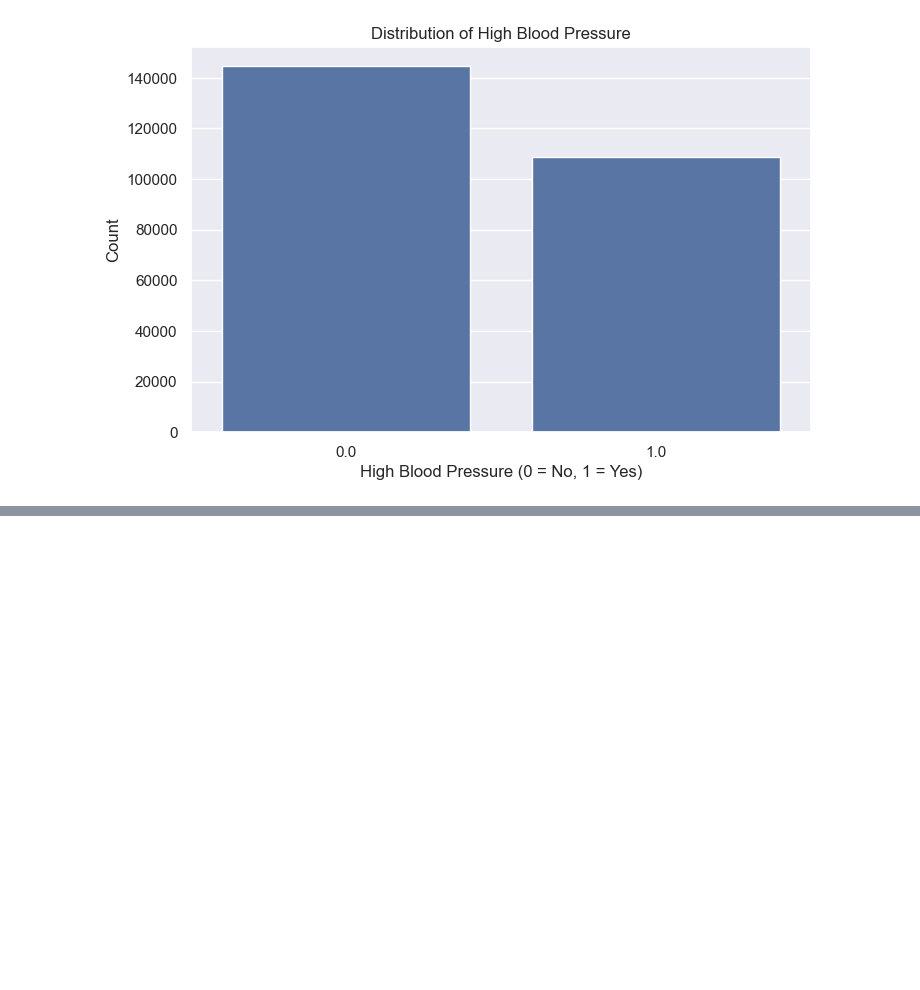
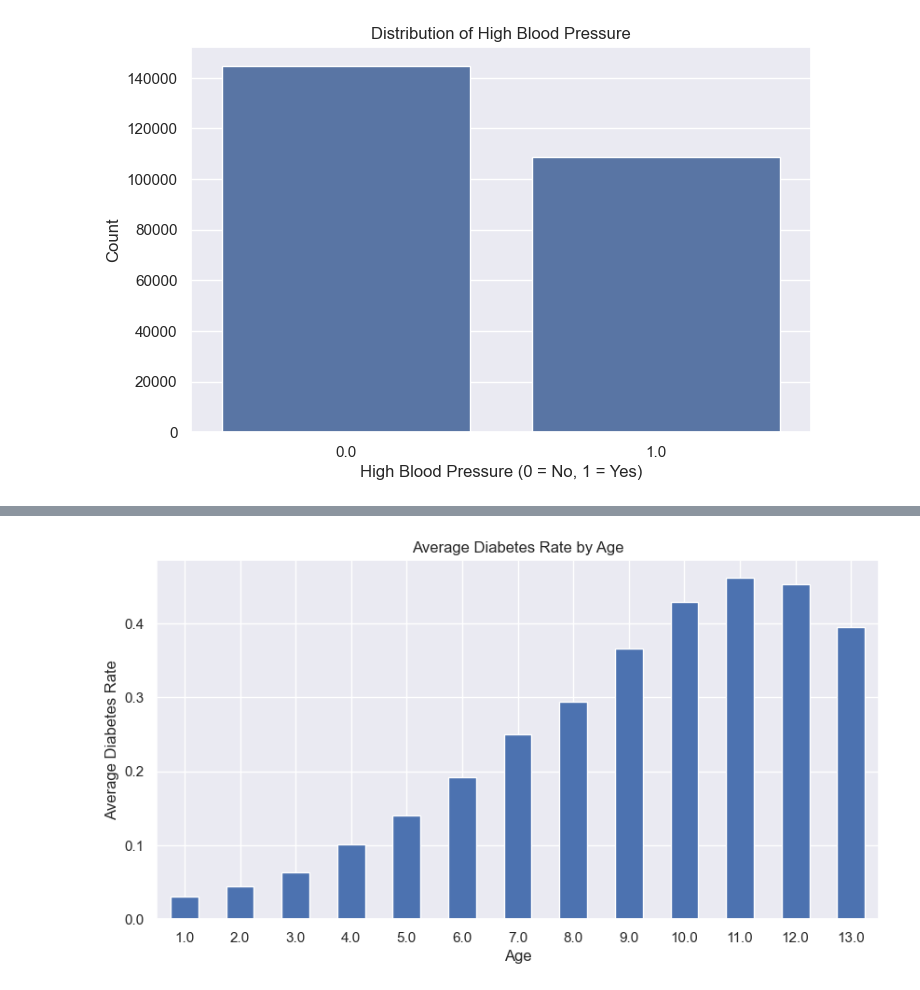
Before and after one commit to Ephab/University-ML, a Jupyter notebook: lab3/lab3.ipynb, the cells around one changed output, grey strips where cells are left out. Saved outputs shown, nothing was run; the diff lists cells and outputs as text; code cells hidden in the pictures; blank space fills up the shorter version.

```diff
--- a/lab3/lab3.ipynb
+++ b/lab3/lab3.ipynb
@@ -152,0 +151,13 @@ plt.show()
+# %%
+age_diabetes = df.groupby('Age')['Diabetes_012'].mean().sort_index()
+
+plt.figure(figsize=(10, 5))
+age_diabetes.plot(kind='bar')
+
+plt.title("Average Diabetes Rate by Age")
+plt.xlabel("Age")
+plt.ylabel("Average Diabetes Rate")
+plt.xticks(rotation=0)
+plt.show()
+# %% [output]
+[figure, added]
```
Also changed, not shown: parts of 6 cells of this notebook, 1 other file.
